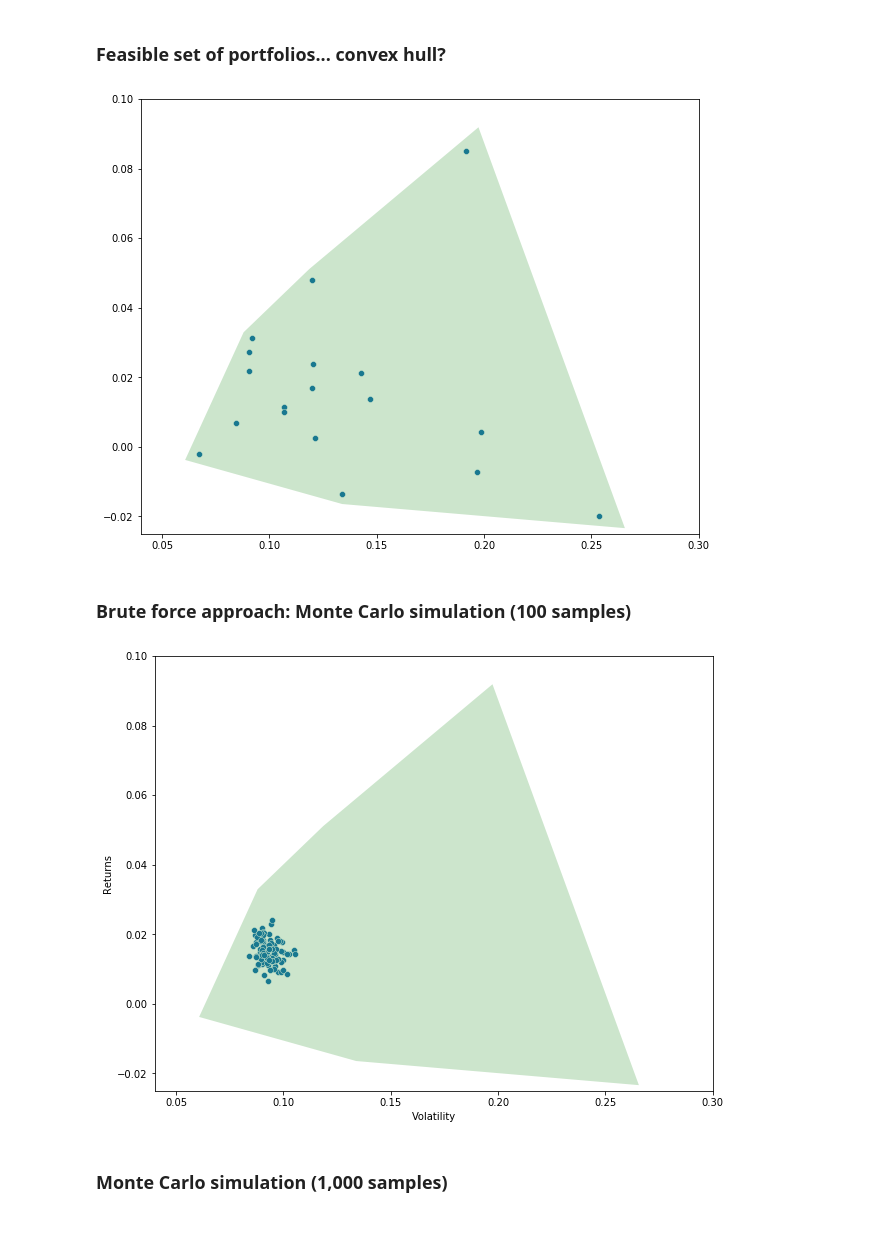
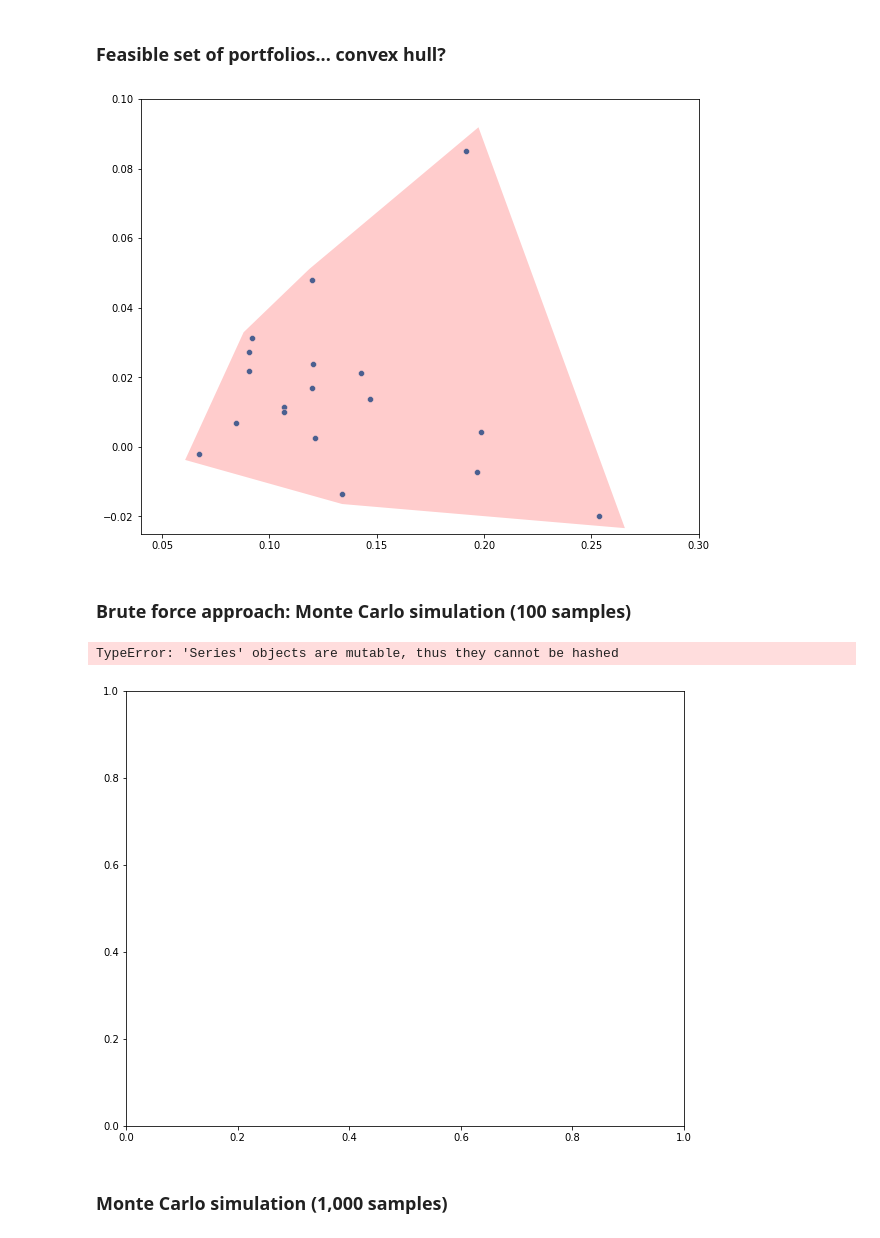
Before and after one commit to patohdzs/getting-them-stonks, a Jupyter notebook: stonks.ipynb, the cells around one changed output. Drawn from its saved outputs; the diff is of its cells as text; code cells hidden in the pictures.

```diff
--- a/stonks.ipynb
+++ b/stonks.ipynb
@@ -163,9 +163,10 @@ solutions = {}
 ### Feasible set of portfolios... convex hull?
 # %%
 stock_return_vol = returns.std()
-singleton_portfolios = { 'Volatility':stock_return_vol,'Returns':ex_returns}
+singleton_portfolios = {'Volatility':stock_return_vol,'Returns':ex_returns}
 
 points = (pd.DataFrame(data=singleton_portfolios)).to_numpy()
+singleton_portfolios = {'Volatility':stock_return_vol,'Returns':ex_returns, 'Type':np.zeros(n)}
 
 hull = ConvexHull(points)
 
@@ -184,7 +185,7 @@ pts.sort(key=lambda p: np.arctan2(p[1] - cent[1],
 pts = pts[0::2]  # Deleting duplicates
 pts.insert(len(pts), pts[0])
 k = 1.1
-color = 'green'
+color = 'red'
 poly = Polygon(k*(np.array(pts)- cent) + cent,
                facecolor=color, alpha=0.2)
 
@@ -194,42 +195,42 @@ axs.set(xlim = (0.04, 0.3))
 axs.set(ylim = (-0.025, 0.1))
 plt.show()
 # %% [output]
-[figure, old version]
+[figure, new version]
 # %% [markdown]
 ### Brute force approach: Monte Carlo simulation (100 samples)
 # %%
 # Monte Carlo simultions of different portfolios
 
 p_ret = [] # Define an empty array for portfolio returns
 p_vol = [] # Define an empty array for portfolio volatilities
 num_portfolios = 100
 
 for portfolio in range(num_portfolios):
     weights = np.random.rand(n)
     weights = weights/np.sum(weights)
     ret = (ex_returns.to_numpy())@weights
     vol =  (weights@cov_returns@weights)**0.5
     p_ret.append(ret)
     p_vol.append(vol)
 
-simulations = {'Returns':p_ret, 'Volatility':p_vol}
-
-
-simulated_portfolios  = pd.DataFrame(simulations)
+simulations = {'Returns':p_ret, 'Volatility':p_vol, 'Type':np.ones(num_portfolios)}
+long_simulated_portfolios = pd.DataFrame(simulations)
+long_simulated_portfolios = long_simulated_portfolios.append(singleton_portfolios, ignore_index=True)
 
 f, axs = plt.subplots(figsize=(10, 8))
-sns.scatterplot(data= simulated_portfolios,
+sns.scatterplot(data= long_simulated_portfolios,
                 x = 'Volatility',
                 y='Returns',
                 ax=axs)
 
 plt.gca().add_patch(Polygon(k*(np.array(pts)- cent) + cent,
                             facecolor=color, alpha=0.2))
 axs.set(xlim = (0.04, 0.3))
 axs.set(ylim = (-0.025, 0.1))
 plt.show()
 # %% [output]
+TypeError: 'Series' objects are mutable, thus they cannot be hashed
-[figure, old version]
+[figure, new version]
 # %% [markdown]
 ### Monte Carlo simulation (1,000 samples)
 # %%
```
Also changed, not shown: parts of 21 cells of this notebook.
